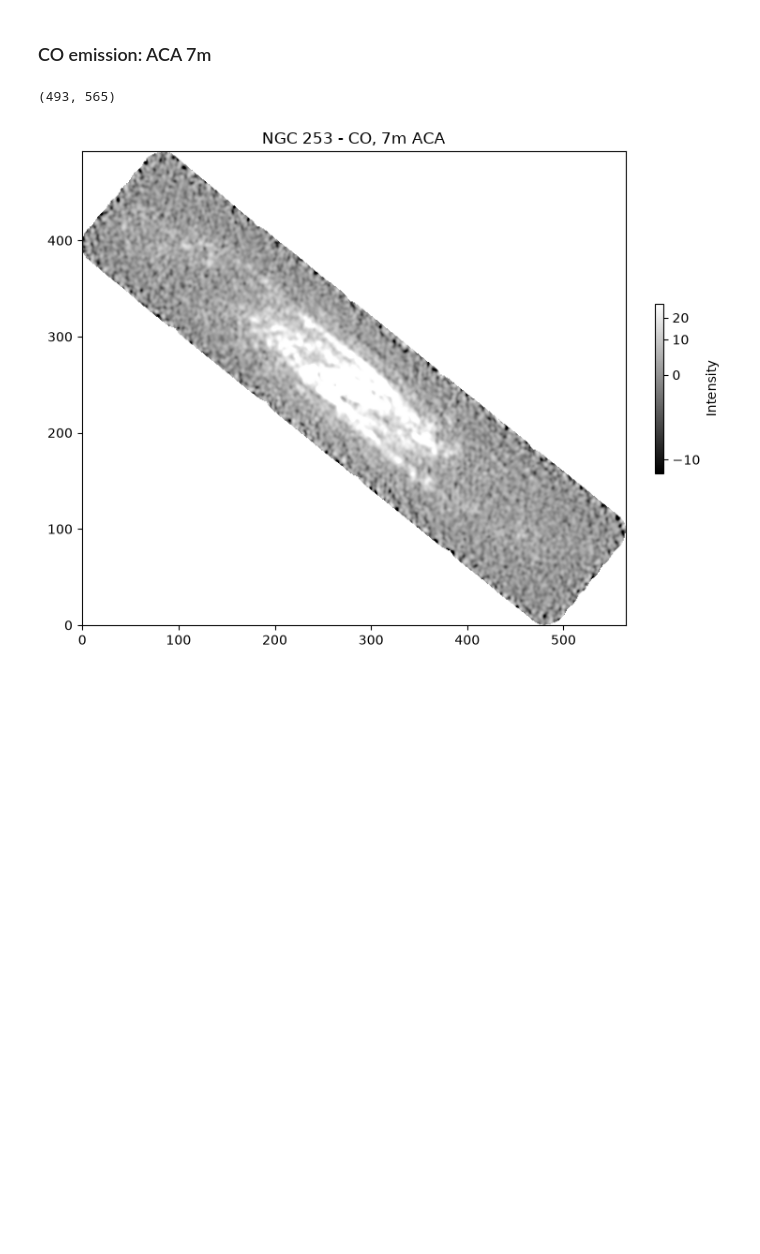
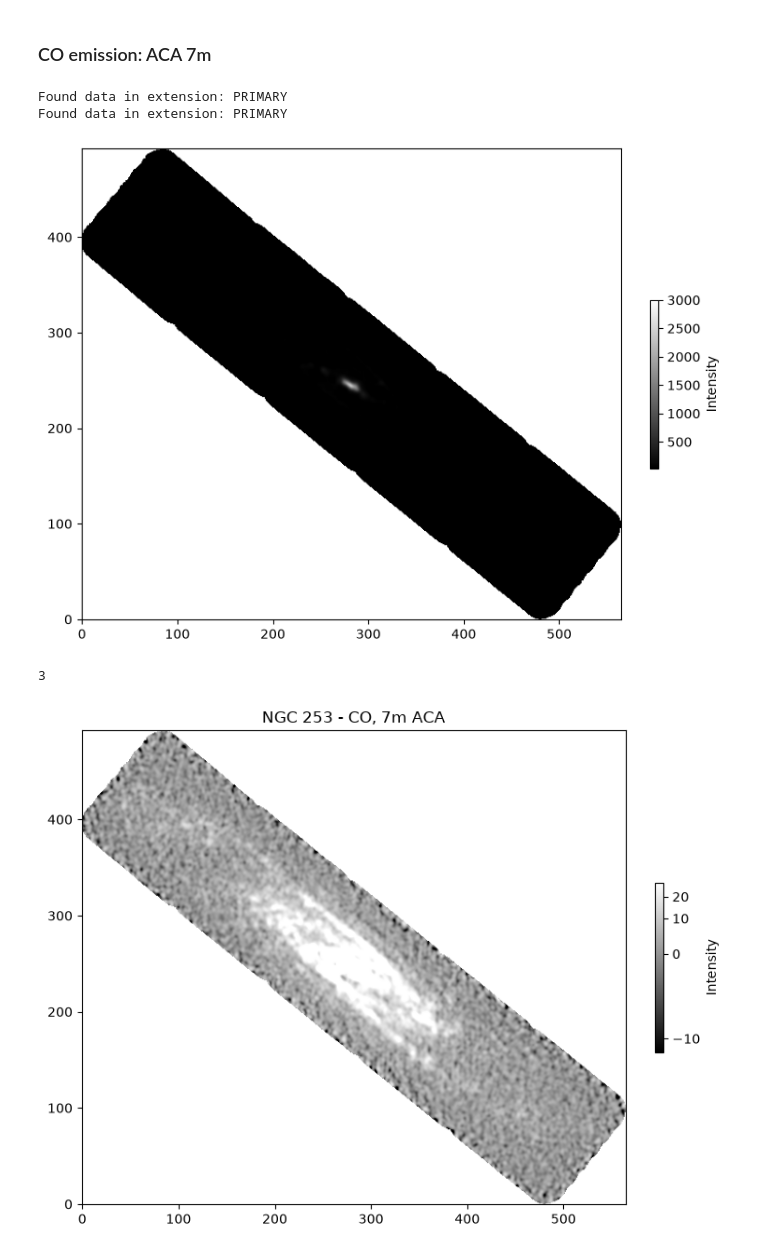
Before and after one commit to myasmedley/Environment-Mask-of-NGC-253, a Jupyter notebook: Disk_RegionsUpdated.ipynb, the cells around one changed output. Saved outputs shown, nothing was run; the diff lists cells and outputs as text; code cells hidden in the pictures; blank space fills up the shorter version.

```diff
--- a/Disk_RegionsUpdated.ipynb
+++ b/Disk_RegionsUpdated.ipynb
@@ -72,6 +72,8 @@ class DisplayData:
             for hdu in hdul:
                 if hdu.data is not None and hdu.header.get("NAXIS",0) >= 2:
                     data = hdu.data
+                    if len(np.shape(data)) > 2:
+                        data = data[0]
                     header = hdu.header
                     print(f"Found data in extension: {hdu.name or hdul.index(hdu)}")
                     break
@@ -102,6 +104,8 @@ class DisplayData:
             for hdu in hdul:
                 if hdu.data is not None and hdu.header.get("NAXIS",0) >= 2:
                     data = hdu.data
+                    if len(np.shape(data)) > 2:
+                        data = data[0]
                     header = hdu.header
                     print(f"Found data in extension: {hdu.name or hdul.index(hdu)}")
                     break
@@ -109,7 +113,8 @@ class DisplayData:
         if data is None:
             print("None")
 
-        wcs = WCS(header) #see https://astronomy.stackexchange.com/questions/51673/how-to-slice-wcs-in-a-fits-file
+
+        wcs = WCS(header, naxis=2) #see https://astronomy.stackexchange.com/questions/51673/how-to-slice-wcs-in-a-fits-file
         region = Regions.read(regionfile)[0].to_pixel(wcs) # access region file via parsing & converting data from wcs to pixel
         fig, ax = plt.subplots()
         ax.imshow(data, cmap='gray', origin='lower', norm=self.norm, vmin=self.vmin, vmax=self.vmax)
@@ -126,10 +124,14 @@ NameError: name 'data' is not defined
 # %% [markdown]
 ### CO emission: ACA 7m
 # %%
-co_hdu = fits.open(r"C:\Users\Lamat\OneDrive - The Ohio State University\Lamat NGC 253 Environment Mask\Plotting Regions\ngc0253_7m+tp_co21_mom0.fits")[0]
-co_data = co_hdu.data
-co_header = co_hdu.header
-co_data2D = co_data[0]
-print(co_data2D.shape)
+co_file = r"C:\Users\Lamat\OneDrive - The Ohio State University\Lamat NGC 253 Environment Mask\Plotting Regions\ngc0253_7m+tp_co21_mom0.fits"
+co_data = DisplayData(co_file)
+co_data.display_image(co_file, norm='linear', vmin=30, vmax=3000)
 # %% [output]
-(493, 565)
+Found data in extension: PRIMARY
+Found data in extension: PRIMARY
+[figure, added]
+# %%
+len(co_data.shape)
+# %% [output]
+3
```
Also changed, not shown: parts of 6 cells of this notebook.
